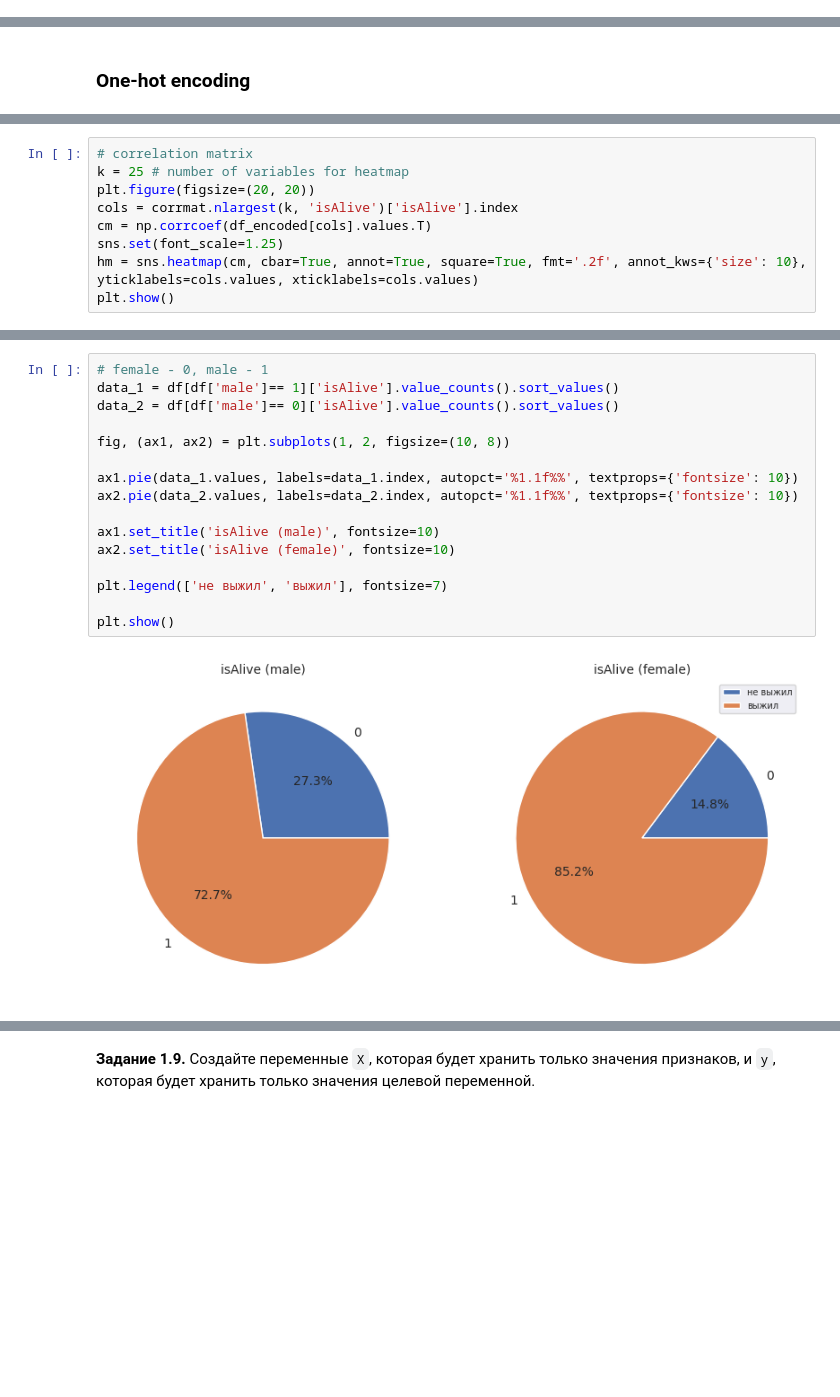
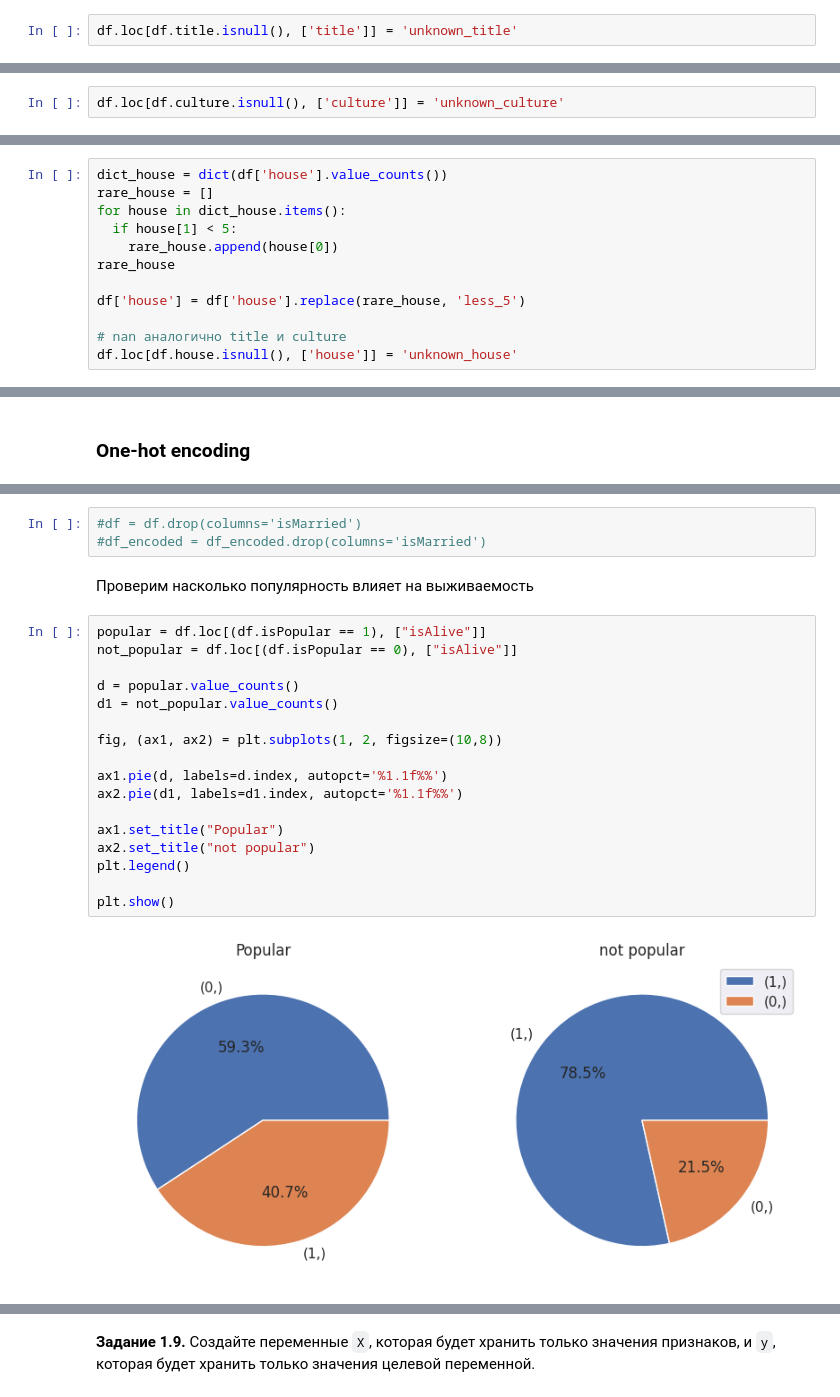
Before and after one commit to episode16/Py, a Jupyter notebook: DLS_mipt/game_of_thrones_hw1/hw_1_game_of_thrones_ipynb.ipynb, the cells around one changed output, grey strips where cells are left out. Cells and saved outputs as stored; diff of their text form; blank space fills up the shorter version.

Commit message:
upd: analysis graphs (pie`s), splitting groups, data for the test sample, formalization

```diff
--- a/DLS_mipt/game_of_thrones_hw1/hw_1_game_of_thrones_ipynb.ipynb
+++ b/DLS_mipt/game_of_thrones_hw1/hw_1_game_of_thrones_ipynb.ipynb
@@ -760,0 +351,2 @@ df
+# %%
+df.loc[df.title.isnull(), ['title']] = 'unknown_title'
@@ -760,0 +382,2 @@ df
+# %%
+df.loc[df.culture.isnull(), ['culture']] = 'unknown_culture'
@@ -760,0 +443,12 @@ df
+# %%
+dict_house = dict(df['house'].value_counts())
+rare_house = []
+for house in dict_house.items():
+  if house[1] < 5:
+    rare_house.append(house[0])
+rare_house
+
+df['house'] = df['house'].replace(rare_house, 'less_5')
+
+# nan аналогично title и culture
+df.loc[df.house.isnull(), ['house']] = 'unknown_house'
@@ -930,9 +590,0 @@ sns.heatmap(corrmat, vmax=.8, square=True);
-# %%
-# correlation matrix
-k = 25 # number of variables for heatmap
-plt.figure(figsize=(20, 20))
-cols = corrmat.nlargest(k, 'isAlive')['isAlive'].index
-cm = np.corrcoef(df_encoded[cols].values.T)
-sns.set(font_scale=1.25)
-hm = sns.heatmap(cm, cbar=True, annot=True, square=True, fmt='.2f', annot_kws={'size': 10}, yticklabels=cols.values, xticklabels=cols.values)
-plt.show()
@@ -953,18 +668,24 @@ dtype: int64
+# %%
+#df = df.drop(columns='isMarried')
+#df_encoded = df_encoded.drop(columns='isMarried')
+# %% [markdown]
+Проверим насколько популярность влияет на выживаемость
 # %%
-# female - 0, male - 1
-data_1 = df[df['male']== 1]['isAlive'].value_counts().sort_values()
-data_2 = df[df['male']== 0]['isAlive'].value_counts().sort_values()
+popular = df.loc[(df.isPopular == 1), ["isAlive"]]
+not_popular = df.loc[(df.isPopular == 0), ["isAlive"]]
 
-fig, (ax1, ax2) = plt.subplots(1, 2, figsize=(10, 8))
+d = popular.value_counts()
+d1 = not_popular.value_counts()
 
-ax1.pie(data_1.values, labels=data_1.index, autopct='%1.1f%%', textprops={'fontsize': 10})
-ax2.pie(data_2.values, labels=data_2.index, autopct='%1.1f%%', textprops={'fontsize': 10})
+fig, (ax1, ax2) = plt.subplots(1, 2, figsize=(10,8))
 
-ax1.set_title('isAlive (male)', fontsize=10)
-ax2.set_title('isAlive (female)', fontsize=10)
+ax1.pie(d, labels=d.index, autopct='%1.1f%%')
+ax2.pie(d1, labels=d1.index, autopct='%1.1f%%')
 
-plt.legend(['не выжил', 'выжил'], fontsize=7)
+ax1.set_title("Popular")
+ax2.set_title("not popular")
+plt.legend()
 
 plt.show()
 # %% [output]
-[figure, old version]
+[figure, new version]
```
Also changed, not shown: parts of 145 cells of this notebook.
